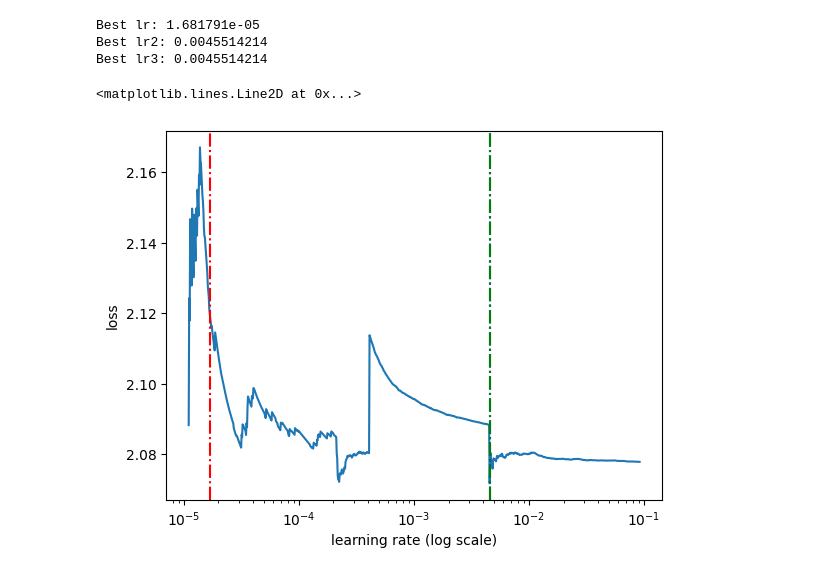
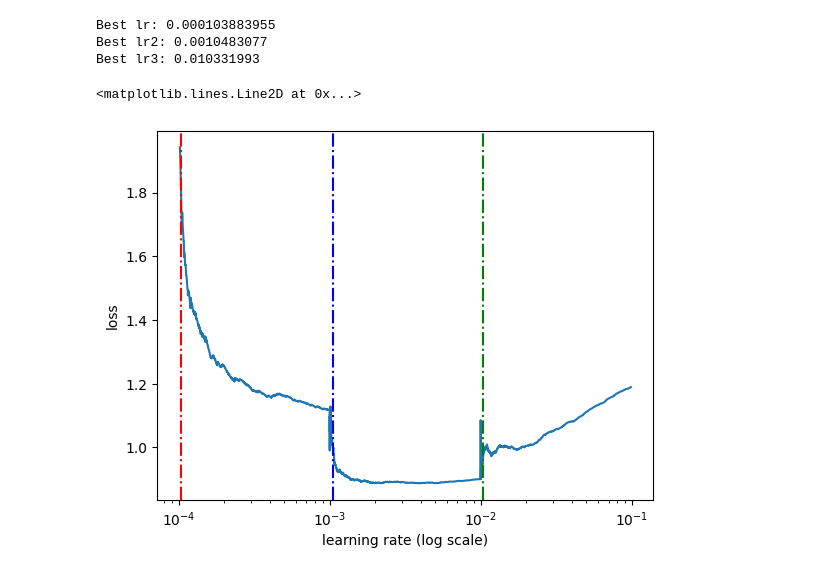
Before and after one commit to JuniRechter/InsertAugmentation-model, a Jupyter notebook: currentWIPs/Untitled10.ipynb, the cells around one changed output. Drawn from its saved outputs; the diff is of its cells as text; code cells hidden in the pictures.

```diff
--- a/currentWIPs/Untitled10.ipynb
+++ b/currentWIPs/Untitled10.ipynb
@@ -564,5 +675,5 @@ model = model_build()
 # %%
-lr=0.01158504
+lr=1e-5
 opt=Adam(learning_rate=lr)
 loss="categorical_crossentropy"
 
@@ -786,20 +949,20 @@ Best lr3: 1.681791e-05
 # %%
 best_lr = lr_finder.get_best_lr(sma=20)
-best_2 = lr_finder.get_best_lr(n_skip_beginning=75, n_skip_end=5, sma=20)
-best_3 = lr_finder.get_best_lr(n_skip_beginning=150, n_skip_end=5, sma=20)
+best_2 = lr_finder.get_best_lr(n_skip_beginning=50, n_skip_end=1500, sma=20)
+best_3 = lr_finder.get_best_lr(n_skip_beginning=1300, n_skip_end=5, sma=20)
 print("Best lr: " + str(best_lr))
 print("Best lr2: " + str(best_2))
 print("Best lr3: " + str(best_3), flush=True)
 axs = plot_loss()
 axs.axvline(x=best_lr, c='r', linestyle='-.')
 axs.axvline(x=best_2, c='b', linestyle='-.')
 axs.axvline(x=best_3, c='g', linestyle='-.')
 # %% [output]
-Best lr: 1.681791e-05
-Best lr2: 0.0045514214
-Best lr3: 0.0045514214
+Best lr: 0.000103883955
+Best lr2: 0.0010483077
+Best lr3: 0.010331993
 <matplotlib.lines.Line2D at 0x...>
-[figure, old version]
+[figure, new version]
 # %%
 train_weights, train_sample = get_train_weights(train_df)
 train_weights.pop(18)
```
Also changed, not shown: parts of 22 cells of this notebook.
